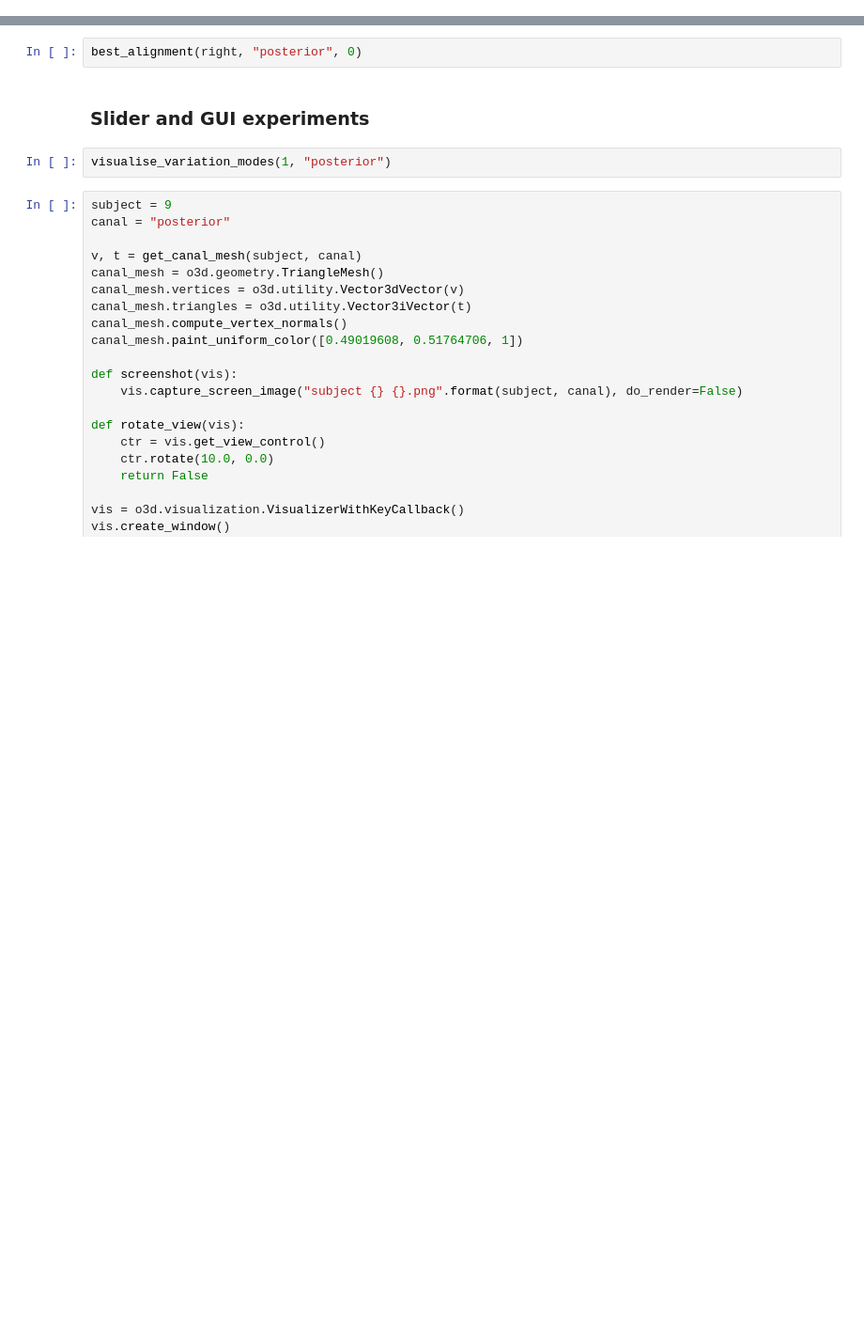
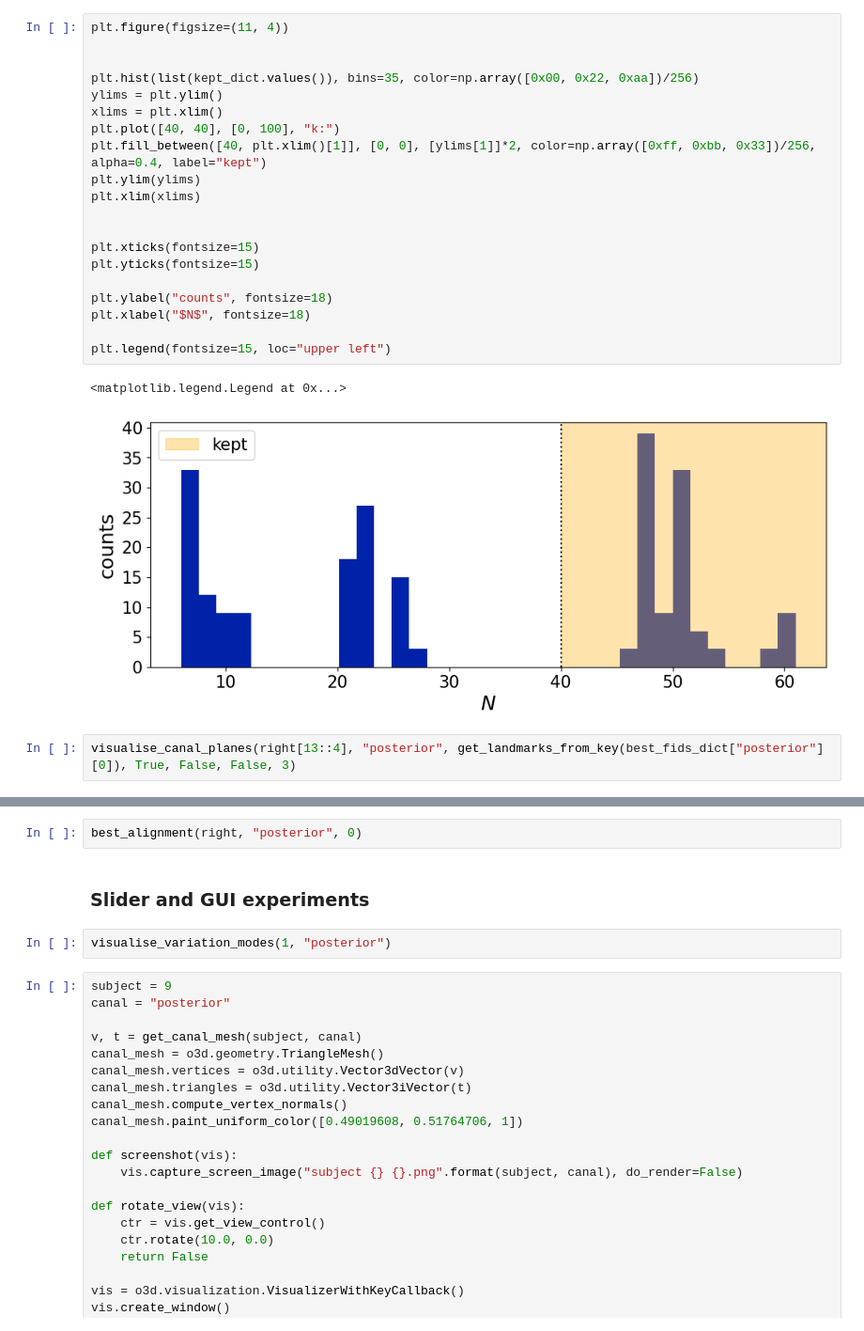
Before and after one commit to Daniel-Nicolae/Modelling-the-Human-Semicircular-Canals, a Jupyter notebook: python/experiments.ipynb, the cells around one changed output, grey strips where cells are left out. Shown: that part at 94% size. Cells and saved outputs as stored; diff of their text form; blank space fills up the shorter version.

```diff
--- a/python/experiments.ipynb
+++ b/python/experiments.ipynb
@@ -72,0 +98,25 @@ for s, subject in enumerate(kept):
+# %%
+plt.figure(figsize=(11, 4))
+
+
+plt.hist(list(kept_dict.values()), bins=35, color=np.array([0x00, 0x22, 0xaa])/256)
+ylims = plt.ylim()
+xlims = plt.xlim()
+plt.plot([40, 40], [0, 100], "k:")
+plt.fill_between([40, plt.xlim()[1]], [0, 0], [ylims[1]]*2, color=np.array([0xff, 0xbb, 0x33])/256, alpha=0.4, label="kept")
+plt.ylim(ylims)
+plt.xlim(xlims)
+
+
+plt.xticks(fontsize=15)
+plt.yticks(fontsize=15)
+
+plt.ylabel("counts", fontsize=18)
+plt.xlabel("$N$", fontsize=18)
+
+plt.legend(fontsize=15, loc="upper left")
+# %% [output]
+<matplotlib.legend.Legend at 0x...>
+[figure, added]
+# %%
+visualise_canal_planes(right[13::4], "posterior", get_landmarks_from_key(best_fids_dict["posterior"][0]), True, False, False, 3)
```
Also changed, not shown: parts of 24 cells of this notebook.
